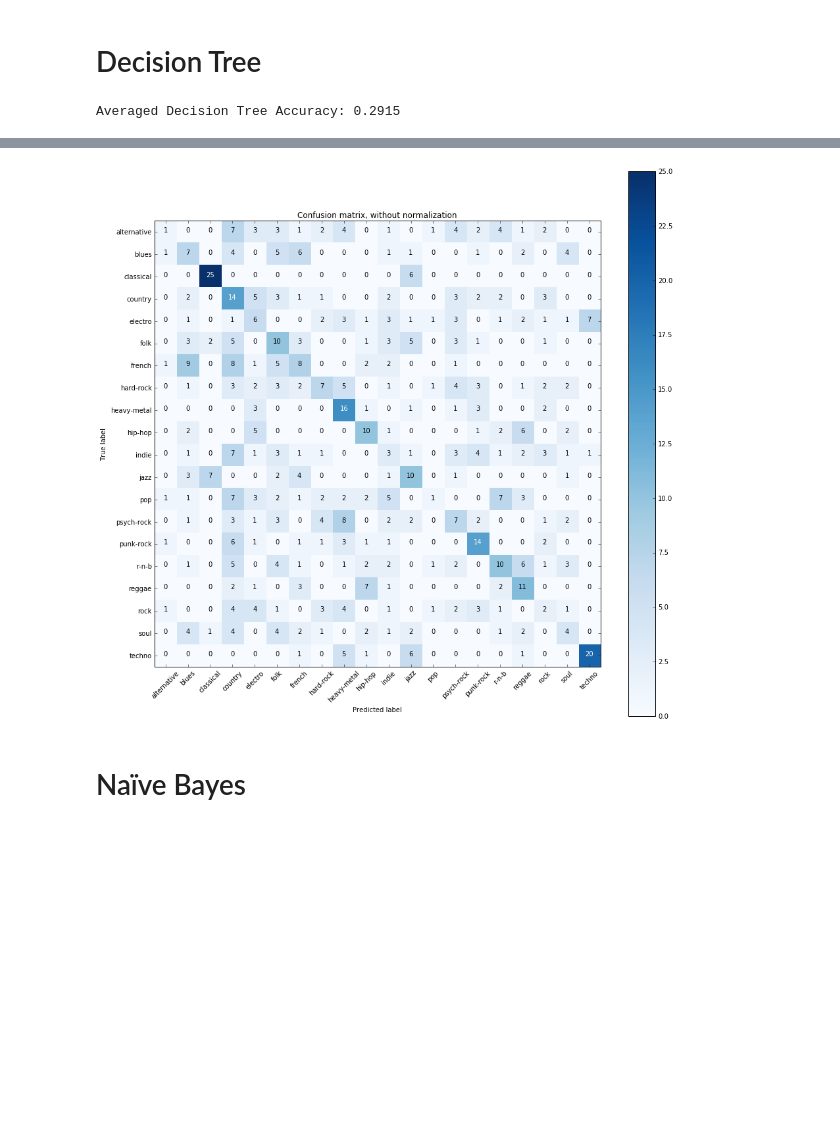
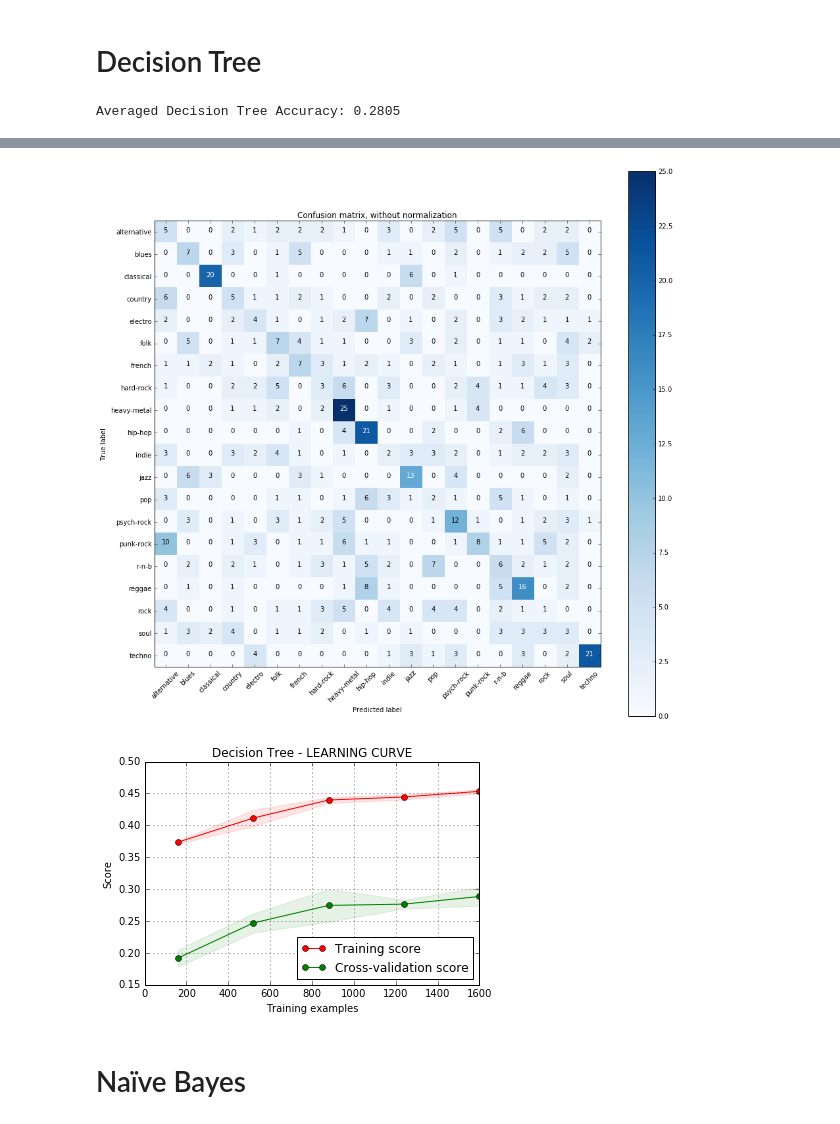
Before and after one commit to AelHenri/Genrify, a Jupyter notebook: Genrify_models.ipynb, the cells around one changed output, grey strips where cells are left out. Cells and saved outputs as stored; diff of their text form; code cells hidden in the pictures; blank space fills up the shorter version.

```diff
--- a/Genrify_models.ipynb
+++ b/Genrify_models.ipynb
@@ -280,5 +282,7 @@ cnf_tree = confusion_matrix(y_test, y_pred_tree)
 
 plot_confusion_matrix(cnf_tree, classes=GENRES,
                       title='Confusion matrix, without normalization')
+
+plot_learning_curve(tree_model, "Decision Tree - LEARNING CURVE", sc_attributes, target_multinomial, cv=5, n_jobs=4)
 # %% [output]
-Averaged Decision Tree Accuracy: 0.2915
+Averaged Decision Tree Accuracy: 0.2805
@@ -285,4 +290,5 @@ Averaged Decision Tree Accuracy: 0.2915
-[figure, old version]
+[figure, new version]
+[figure, added]
 # %% [markdown]
 # Naïve Bayes
 # %%
```
Also changed, not shown: parts of 10 cells of this notebook.
